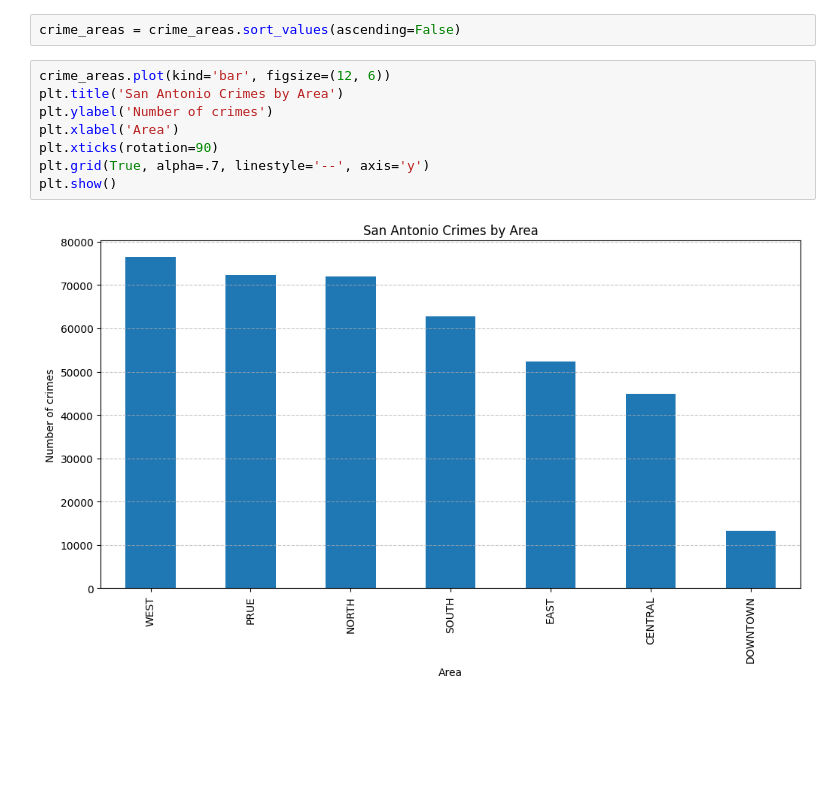
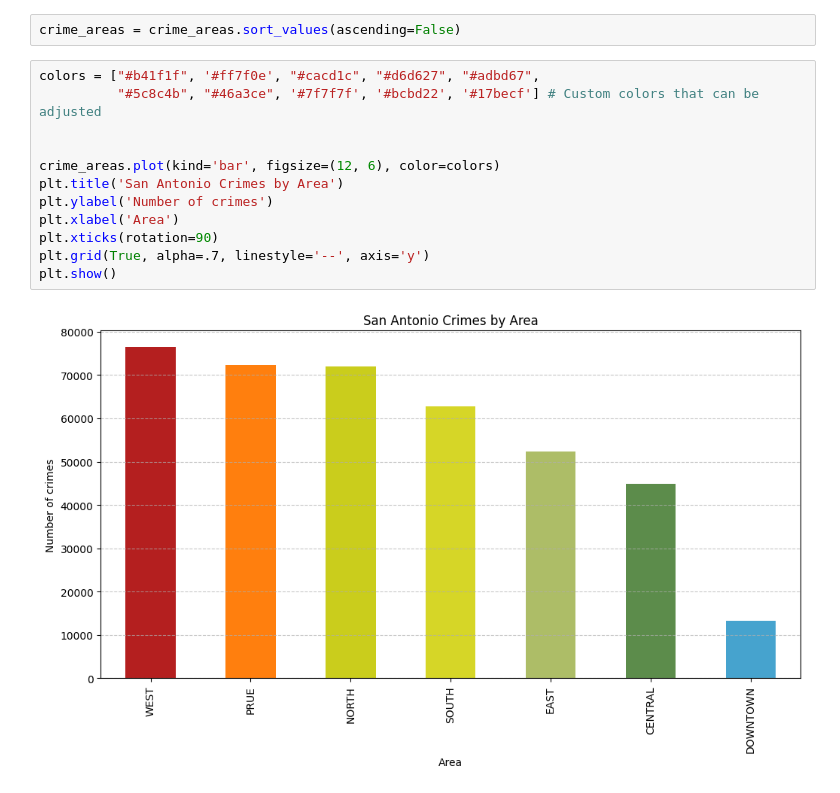
Before and after one commit to Xninety-nine/Springboard, a Jupyter notebook: SA_Crime.ipynb, the cells around one changed output. Saved outputs shown, nothing was run; the diff lists cells and outputs as text; blank space fills up the shorter version.

```diff
--- a/SA_Crime.ipynb
+++ b/SA_Crime.ipynb
@@ -475,12 +500,16 @@ crime_areas = sa_crimes.groupby('Service_Area')['Service_Area'].value_counts() #
 # %%
 crime_areas = crime_areas.sort_values(ascending=False)
 # %%
-crime_areas.plot(kind='bar', figsize=(12, 6))
+colors = ["#b41f1f", '#ff7f0e', "#cacd1c", "#d6d627", "#adbd67",
+          "#5c8c4b", "#46a3ce", '#7f7f7f', '#bcbd22', '#17becf'] # Custom colors that can be adjusted
+
+
+crime_areas.plot(kind='bar', figsize=(12, 6), color=colors)
 plt.title('San Antonio Crimes by Area')
 plt.ylabel('Number of crimes')
 plt.xlabel('Area')
 plt.xticks(rotation=90)
 plt.grid(True, alpha=.7, linestyle='--', axis='y')
 plt.show()
 # %% [output]
-[figure, old version]
+[figure, new version]
```
Also changed, not shown: parts of 9 cells of this notebook.
